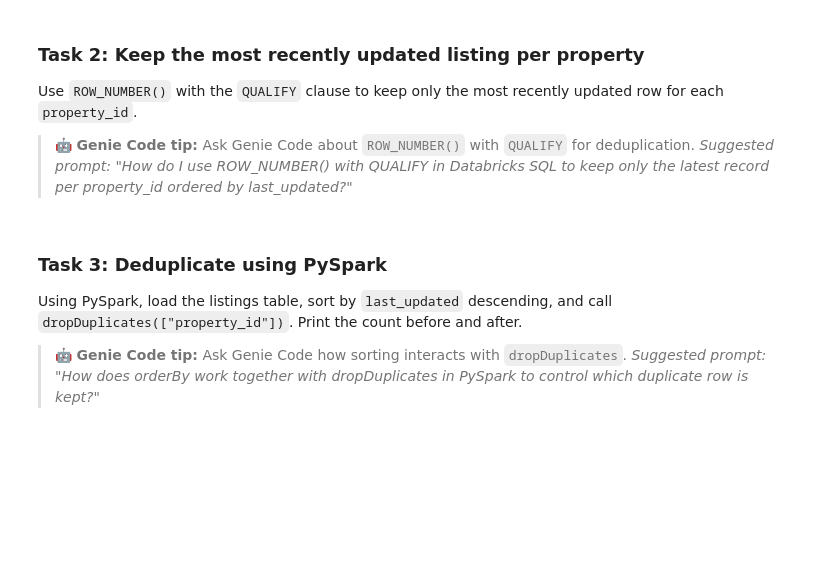
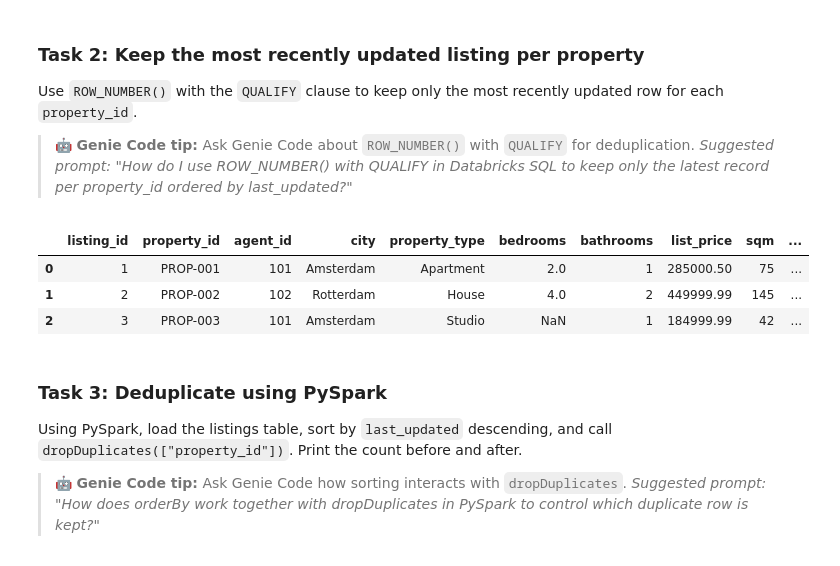
Before and after one commit to GeraldMonticelli/databricks-dp750, a Jupyter notebook: src/notebooks/08-cleanse-transform-load-data-into-unity-catalog.ipynb, the cells around one changed output. Cells and saved outputs as stored; diff of their text form; code cells hidden in the pictures; blank space fills up the shorter version.

```diff
--- a/src/notebooks/08-cleanse-transform-load-data-into-unity-catalog.ipynb
+++ b/src/notebooks/08-cleanse-transform-load-data-into-unity-catalog.ipynb
@@ -311,7 +379,18 @@ Use `ROW_NUMBER()` with the `QUALIFY` clause to keep only the most recently upda
 # %%
 %sql
 -- Task 2: Use ROW_NUMBER() with QUALIFY to keep the most recently updated row per property_id
 -- Hint: QUALIFY ROW_NUMBER() OVER (PARTITION BY property_id ORDER BY last_updated DESC) = 1
+
+
+  select *,
+    row_number() over (partition by property_id order by last_updated desc) as rn
+  from realestate_lab.bronze.listings
+ qualify row_number() over (partition by property_id order by last_updated desc) > 1
+# %% [output]
+|  | listing_id | property_id | agent_id | city | property_type | bedrooms | bathrooms | list_price | sqm | ... |
+| 0 | 1 | PROP-001 | 101 | Amsterdam | Apartment | 2.0 | 1 | 285000.50 | 75 | ... |
+| 1 | 2 | PROP-002 | 102 | Rotterdam | House | 4.0 | 2 | 449999.99 | 145 | ... |
+| 2 | 3 | PROP-003 | 101 | Amsterdam | Studio | NaN | 1 | 184999.99 | 42 | ... |
 # %% [markdown]
 ### Task 3: Deduplicate using PySpark
 
```
Also changed, not shown: parts of 15 cells of this notebook.
